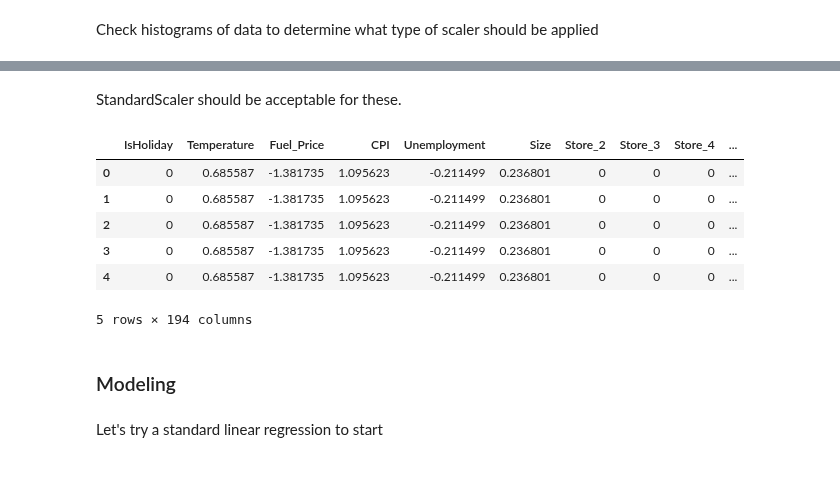
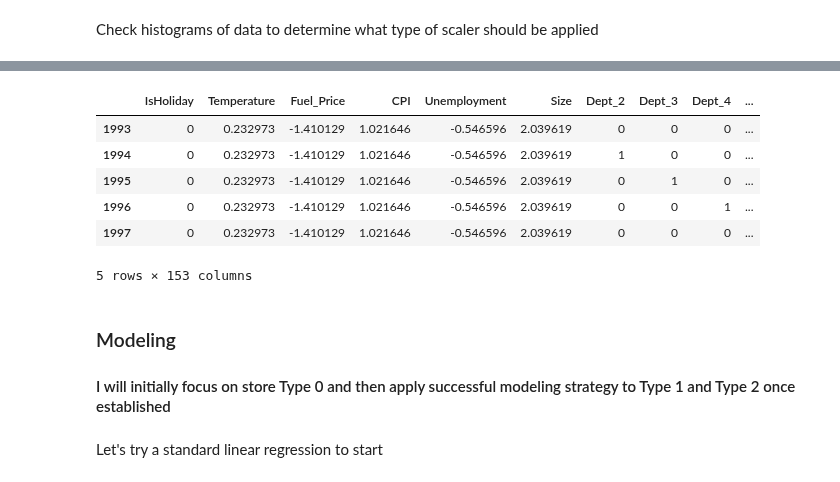
Before and after one commit to Dylan-C-Neal/capstone1-retail_forecasting, a Jupyter notebook: notebooks/C1S4-Modeling.ipynb, the cells around one changed output, grey strips where cells are left out. Drawn from its saved outputs; the diff is of its cells as text; code cells hidden in the pictures.

```diff
--- a/notebooks/C1S4-Modeling.ipynb
+++ b/notebooks/C1S4-Modeling.ipynb
@@ -149,3 +128,30 @@ y_test = dftest[['Weekly_Sales']]
+# %%
+trainmask0 = df0.Date < '2012-01-01'
+testmask0 = df0.Date >= '2012-01-01'
+trainmask1 = df1.Date < '2012-01-01'
+testmask1 = df1.Date >= '2012-01-01'
+trainmask2 = df2.Date < '2012-01-01'
+testmask2 = df2.Date >= '2012-01-01'
+# %%
+dftrain0 = df0.loc[trainmask0]
+dftest0 = df0.loc[testmask0]
+dftrain1 = df1.loc[trainmask1]
+dftest1 = df1.loc[testmask1]
+dftrain2 = df2.loc[trainmask2]
+dftest2 = df2.loc[testmask2]
+# %%
+X_train0 = dftrain0.drop(columns=['Date', 'Weekly_Sales'])
+y_train0 = dftrain0[['Weekly_Sales']]
+X_test0 = dftest0.drop(columns=['Date', 'Weekly_Sales'])
+y_test0 = dftest0[['Weekly_Sales']]
+X_train1 = dftrain1.drop(columns=['Date', 'Weekly_Sales'])
+y_train1 = dftrain1[['Weekly_Sales']]
+X_test1 = dftest1.drop(columns=['Date', 'Weekly_Sales'])
+y_test1 = dftest1[['Weekly_Sales']]
+X_train2 = dftrain2.drop(columns=['Date', 'Weekly_Sales'])
+y_train2 = dftrain2[['Weekly_Sales']]
+X_test2 = dftest2.drop(columns=['Date', 'Weekly_Sales'])
+y_test2 = dftest2[['Weekly_Sales']]
 # %% [markdown]
 ### Apply Scaler Transformation to X_train
 # %% [markdown]
@@ -164,22 +170,22 @@ _ = X_train[['Temperature','Fuel_Price','CPI', 'Unemployment', 'Size']].hist(fig
-# %% [markdown]
-StandardScaler should be acceptable for these.
 # %%
 # Import StandardScaler
 from sklearn.preprocessing import StandardScaler
 # %%
 # Initialize scaler and fit_transform X_train
-scaler = StandardScaler()
-X_train[['Temperature', 'Fuel_Price', 'CPI', 'Unemployment', 'Size']] = scaler.fit_transform(X_train[['Temperature', 'Fuel_Price', 'CPI', 'Unemployment', 'Size']])
+scaler0 = StandardScaler()
+scaler1 = StandardScaler()
+scaler2 = StandardScaler()
+X_train0[['Temperature', 'Fuel_Price', 'CPI', 'Unemployment', 'Size']] = scaler0.fit_transform(X_train0[['Temperature', 'Fuel_Price', 'CPI', 'Unemployment', 'Size']])
+X_train1[['Temperature', 'Fuel_Price', 'CPI', 'Unemployment', 'Size']] = scaler1.fit_transform(X_train1[['Temperature', 'Fuel_Price', 'CPI', 'Unemployment', 'Size']])
+X_train2[['Temperature', 'Fuel_Price', 'CPI', 'Unemployment', 'Size']] = scaler2.fit_transform(X_train2[['Temperature', 'Fuel_Price', 'CPI', 'Unemployment', 'Size']])
 # %%
 # Verify that tranformation was successful
-X_train.head()
+X_train0.head()
 # %% [output]
-|  | IsHoliday | Temperature | Fuel_Price | CPI | Unemployment | Size | Store_2 | Store_3 | Store_4 | ... |
-| 0 | 0 | 0.685587 | -1.381735 | 1.095623 | -0.211499 | 0.236801 | 0 | 0 | 0 | ... |
-| 1 | 0 | 0.685587 | -1.381735 | 1.095623 | -0.211499 | 0.236801 | 0 | 0 | 0 | ... |
-| 2 | 0 | 0.685587 | -1.381735 | 1.095623 | -0.211499 | 0.236801 | 0 | 0 | 0 | ... |
-| 3 | 0 | 0.685587 | -1.381735 | 1.095623 | -0.211499 | 0.236801 | 0 | 0 | 0 | ... |
-| 4 | 0 | 0.685587 | -1.381735 | 1.095623 | -0.211499 | 0.236801 | 0 | 0 | 0 | ... |
+|  | IsHoliday | Temperature | Fuel_Price | CPI | Unemployment | Size | Dept_2 | Dept_3 | Dept_4 | ... |
+| 1993 | 0 | 0.232973 | -1.410129 | 1.021646 | -0.546596 | 2.039619 | 0 | 0 | 0 | ... |
+| 1994 | 0 | 0.232973 | -1.410129 | 1.021646 | -0.546596 | 2.039619 | 1 | 0 | 0 | ... |
+| 1995 | 0 | 0.232973 | -1.410129 | 1.021646 | -0.546596 | 2.039619 | 0 | 1 | 0 | ... |
+| 1996 | 0 | 0.232973 | -1.410129 | 1.021646 | -0.546596 | 2.039619 | 0 | 0 | 1 | ... |
+| 1997 | 0 | 0.232973 | -1.410129 | 1.021646 | -0.546596 | 2.039619 | 0 | 0 | 0 | ... |
-5 rows × 194 columns
+5 rows × 153 columns
-# %% [markdown]
-### Modeling
@@ -186,3 +197,6 @@ X_train.head()
+# %% [markdown]
+### Modeling
+#### I will initially focus on store Type 0 and then apply successful modeling strategy to Type 1 and Type 2 once established
 # %% [markdown]
 Let's try a standard linear regression to start
 # %%
```
Also changed, not shown: parts of 65 cells of this notebook.
